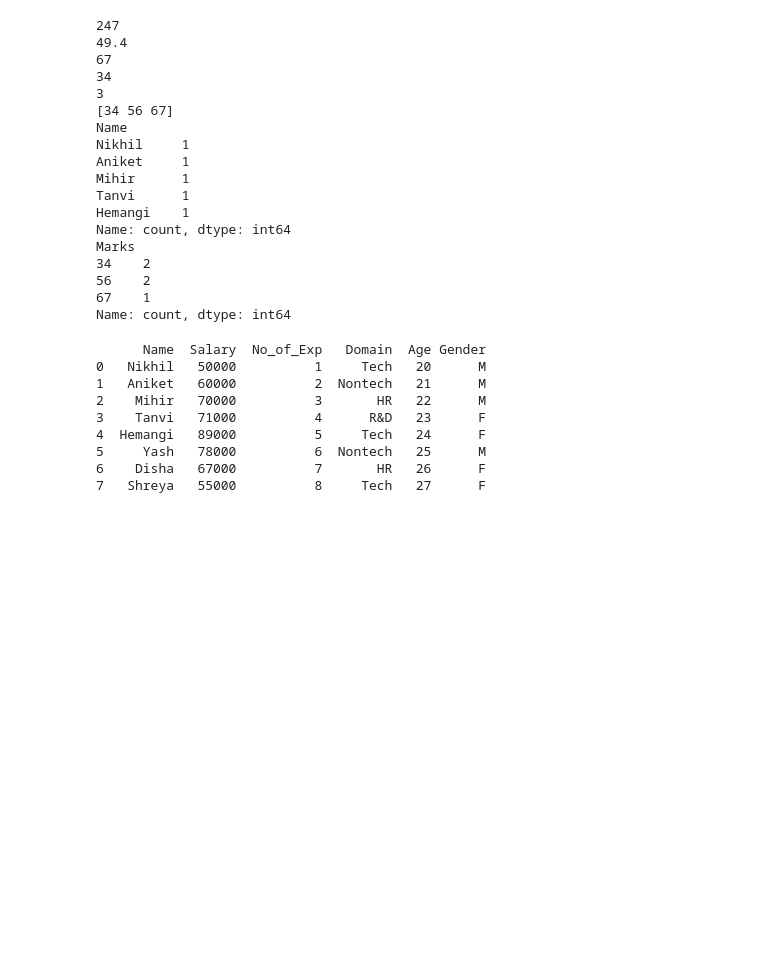
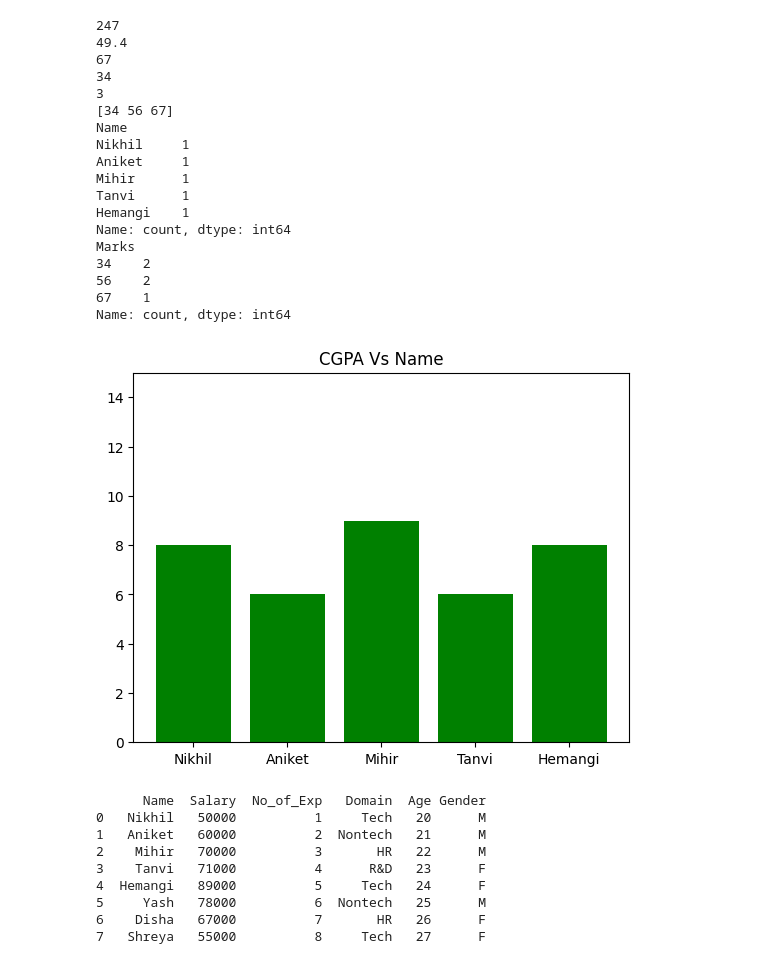
Before and after one commit to NikhilJ2712/Data-Science, a Jupyter notebook: Pandas.ipynb, the cells around one changed output. Cells and saved outputs as stored; diff of their text form; code cells hidden in the pictures; blank space fills up the shorter version.

```diff
--- a/Pandas.ipynb
+++ b/Pandas.ipynb
@@ -173,6 +216,15 @@ Marks
 56    2
 67    1
 Name: count, dtype: int64
+# %%
+# Plotting Bar Plot using Matplotlib:
+
+plt.bar(df['Name'],df['CGPA'],color='g')
+plt.title('CGPA Vs Name')
+plt.ylim(0,15)
+plt.show()
+# %% [output]
+[figure, added]
 # %%
 # Create Company Database
 Company = {'Name':['Nikhil', 'Aniket', 'Mihir', 'Tanvi', 'Hemangi', 'Yash', 'Disha','Shreya'],
```
Also changed, not shown: parts of 4 cells of this notebook.
